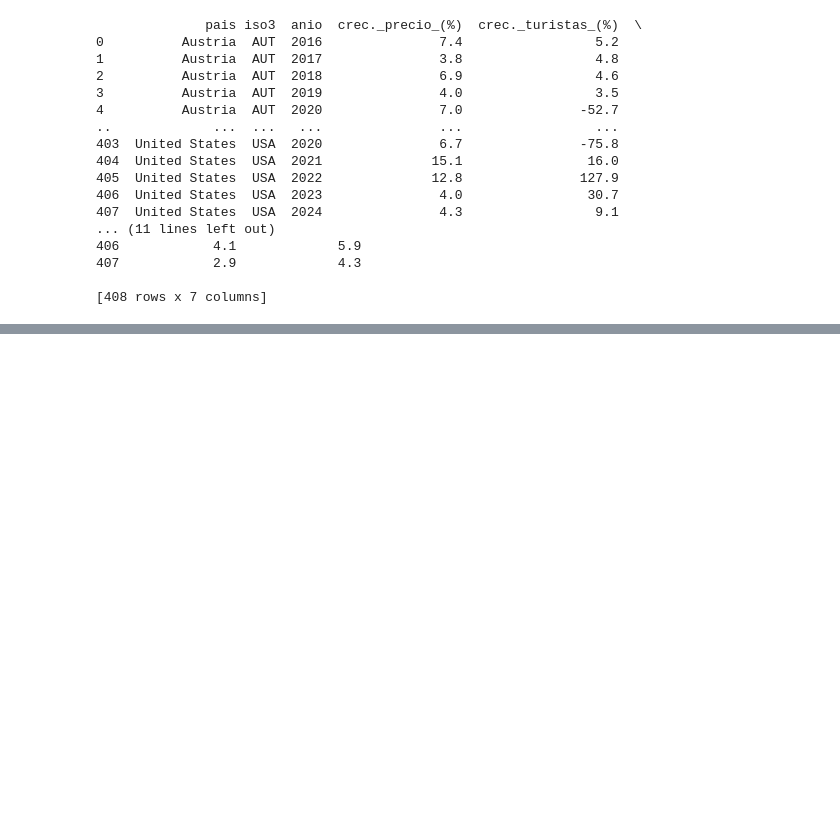
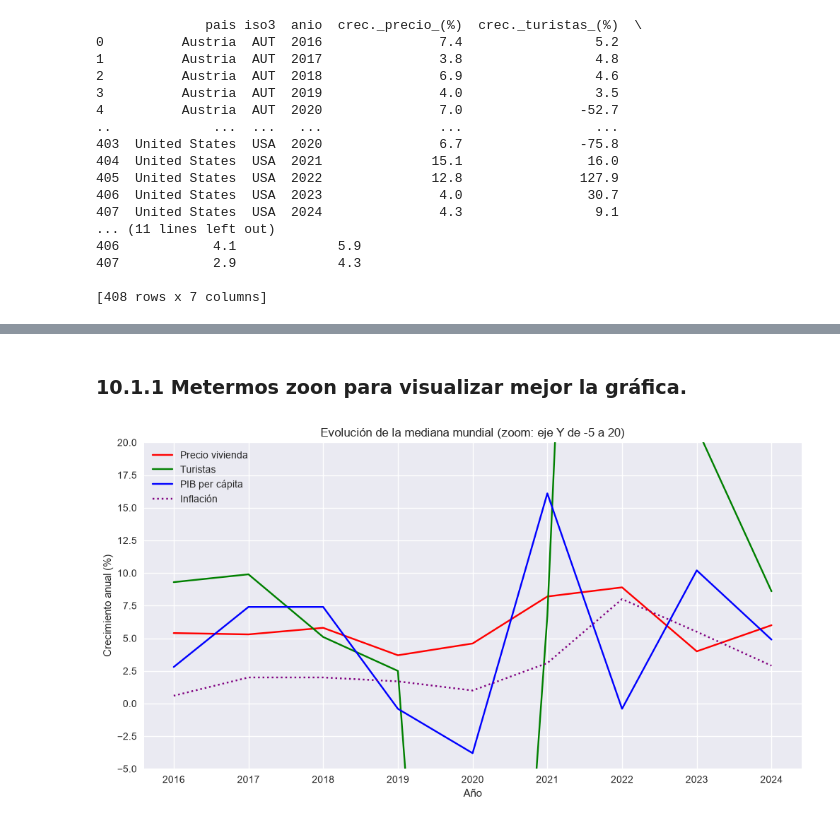
Before and after one commit to iboulandier/proyecto_2_eda, a Jupyter notebook: src/notebooks/limpieza_dataset_merge_final.ipynb, the cells around one changed output, grey strips where cells are left out. Drawn from its saved outputs; the diff is of its cells as text; code cells hidden in the pictures; blank space fills up the shorter version.

```diff
--- a/src/notebooks/limpieza_dataset_merge_final.ipynb
+++ b/src/notebooks/limpieza_dataset_merge_final.ipynb
@@ -187,0 +287,20 @@ anio
+# %% [markdown]
+### 10.1.1 Metermos zoon para visualizar mejor la gráfica.
+# %%
+plt.style.use("seaborn-v0_8")
+plt.figure(figsize=(12, 6))
+
+sns.lineplot(data=datos_graf, x="anio", y="crec._precio_(%)", label="Precio vivienda", color="red")
+sns.lineplot(data=datos_graf, x="anio", y="crec._turistas_(%)", label="Turistas", color="green")
+sns.lineplot(data=datos_graf, x="anio", y="crecim_pib_(%)", label="PIB per cápita", color="blue")
+sns.lineplot(data=datos_graf, x="anio", y="inflacion_(%)", label="Inflación", color="purple", linestyle=":")
+
+plt.ylim(-5, 20)
+plt.yticks(np.arange(-5, 21, 2.5))
+plt.title("Evolución de la mediana mundial (zoom: eje Y de -5 a 20)")
+plt.xlabel("Año")
+plt.ylabel("Crecimiento anual (%)")
+plt.legend()
+plt.show()
+# %% [output]
+[figure, added]
```
Also changed, not shown: parts of 25 cells of this notebook, 19 other files.
